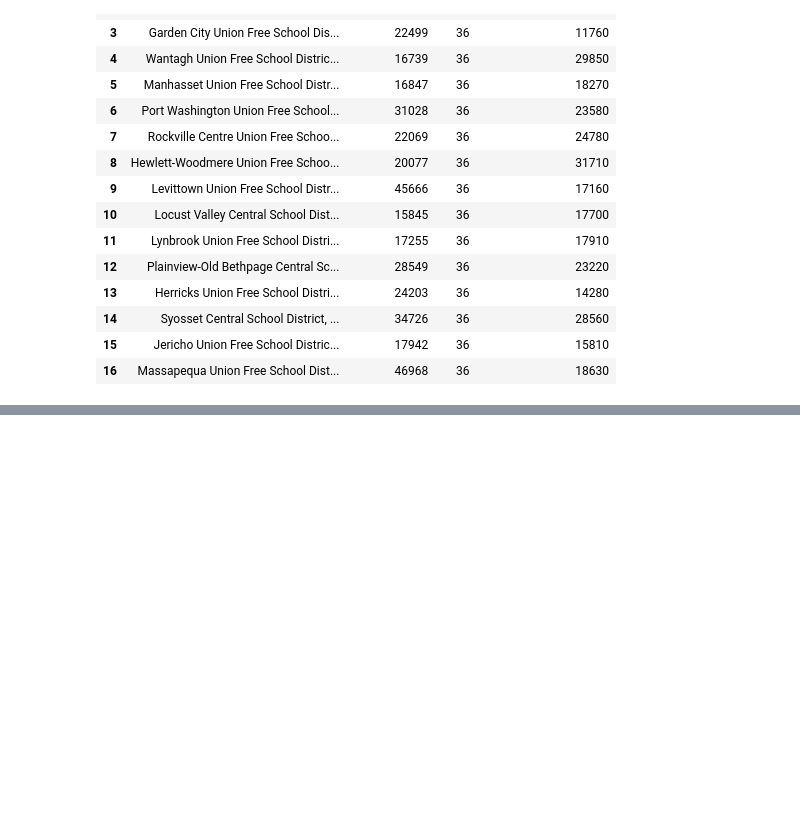
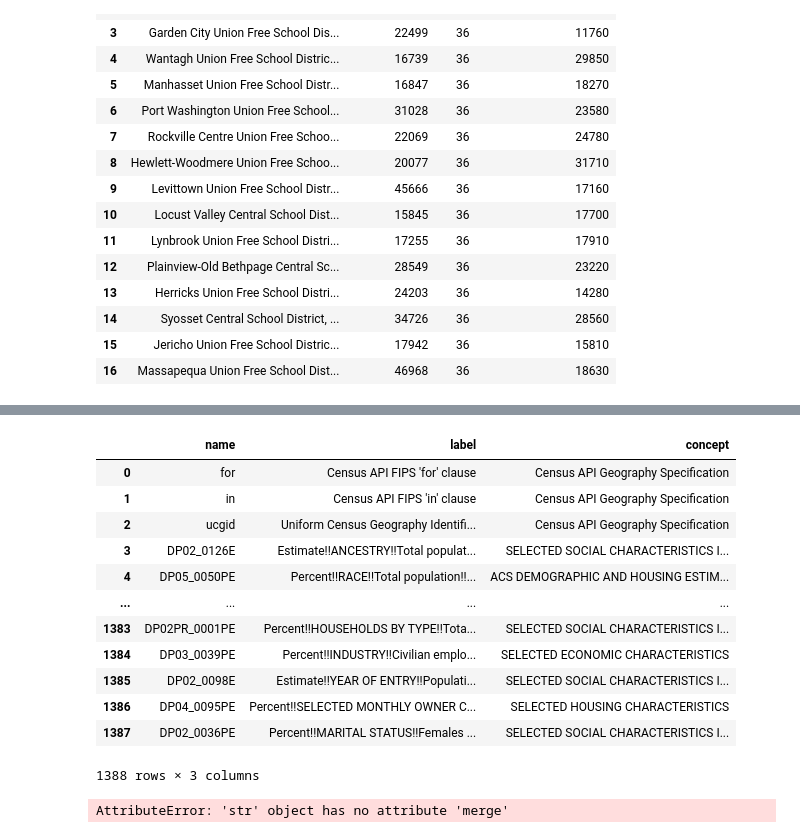
Before and after one commit to pylinet/USCensus, a Jupyter notebook: USCensus-NewYork.ipynb, the cells around one changed output, grey strips where cells are left out. Drawn from its saved outputs; the diff is of its cells as text; code cells hidden in the pictures; blank space fills up the shorter version.

```diff
--- a/USCensus-NewYork.ipynb
+++ b/USCensus-NewYork.ipynb
@@ -115,0 +201,4 @@ dataFrame(testResponse3)
+# %%
+testURL3 = "https://api.census.gov/data/2019/acs/acs5/profile/variables"
+test3 = requests.request("GET", testURL3)
+print(test3.text)
@@ -115,0 +223,22 @@ dataFrame(testResponse3)
+# %%
+x = dataFrame(test3)
+x
+# %% [output]
+|  | name | label | concept |
+| 0 | for | Census API FIPS 'for' clause | Census API Geography Specification |
+| 1 | in | Census API FIPS 'in' clause | Census API Geography Specification |
+| 2 | ucgid | Uniform Census Geography Identifi... | Census API Geography Specification |
+| 3 | DP02_0126E | Estimate!!ANCESTRY!!Total populat... | SELECTED SOCIAL CHARACTERISTICS I... |
+| 4 | DP05_0050PE | Percent!!RACE!!Total population!!... | ACS DEMOGRAPHIC AND HOUSING ESTIM... |
+| ... | ... | ... | ... |
+| 1383 | DP02PR_0001PE | Percent!!HOUSEHOLDS BY TYPE!!Tota... | SELECTED SOCIAL CHARACTERISTICS I... |
+| 1384 | DP03_0039PE | Percent!!INDUSTRY!!Civilian emplo... | SELECTED ECONOMIC CHARACTERISTICS |
+| 1385 | DP02_0098E | Estimate!!YEAR OF ENTRY!!Populati... | SELECTED SOCIAL CHARACTERISTICS I... |
+| 1386 | DP04_0095PE | Percent!!SELECTED MONTHLY OWNER C... | SELECTED HOUSING CHARACTERISTICS |
+| 1387 | DP02_0036PE | Percent!!MARITAL STATUS!!Females ... | SELECTED SOCIAL CHARACTERISTICS I... |
+1388 rows × 3 columns
+# %%
+joined2 = x.merge(y, on=['name'],how='inner')
+joined
+# %% [output]
+AttributeError: 'str' object has no attribute 'merge'
```
Also changed, not shown: parts of 7 cells of this notebook.
